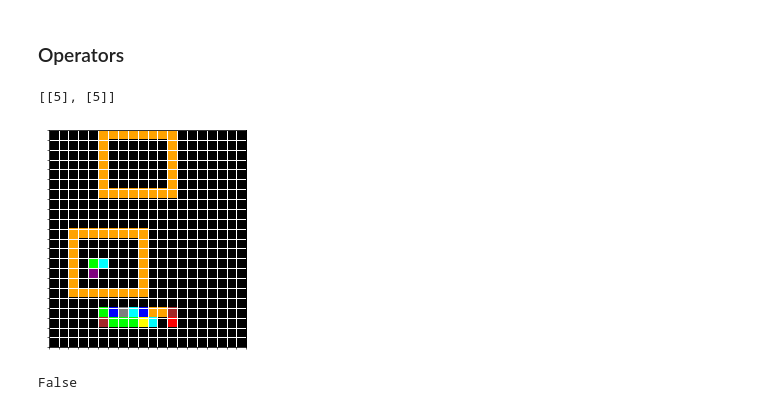
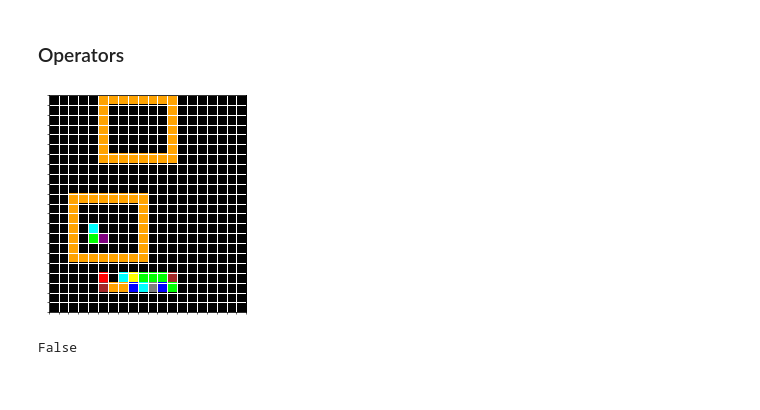
Before and after one commit to frankaging/BabyARC, a Jupyter notebook: code/dataset/demo.ipynb, the cells around one changed output. Saved outputs shown, nothing was run; the diff lists cells and outputs as text; code cells hidden in the pictures.

Commit message:
update operator engine

```diff
--- a/code/dataset/demo.ipynb
+++ b/code/dataset/demo.ipynb
@@ -787,14 +787,12 @@ class OperatorEngine(object):
     def operate_draw(self, canvas_list, obj_selectors=None, color_selectors=None, position_selectors=None,
                      numeric_selectors=None, selector_type="$OBJ&$COLOR"):
         pass
-# %%
-OperatorEngine().select_numeric([canvas1, canvas2], [["obj_3"], ["obj_1"]])
-# %% [output]
-[[5], [5]]
+# %%
+ncs, _ = OperatorEngine().operate_rotate([canvas1, canvas2], [["obj_0"], ["obj_1"]])
 # %%
-_ = canvas_new_list[0].render()
+_ = ncs[0].render()
 # %% [output]
-[figure, old version]
+[figure, new version]
 # %%
 canvas_new_list[0].check_conflict(connect_allow=True)
 # %% [output]
```
Also changed, not shown: parts of 9 cells of this notebook.
